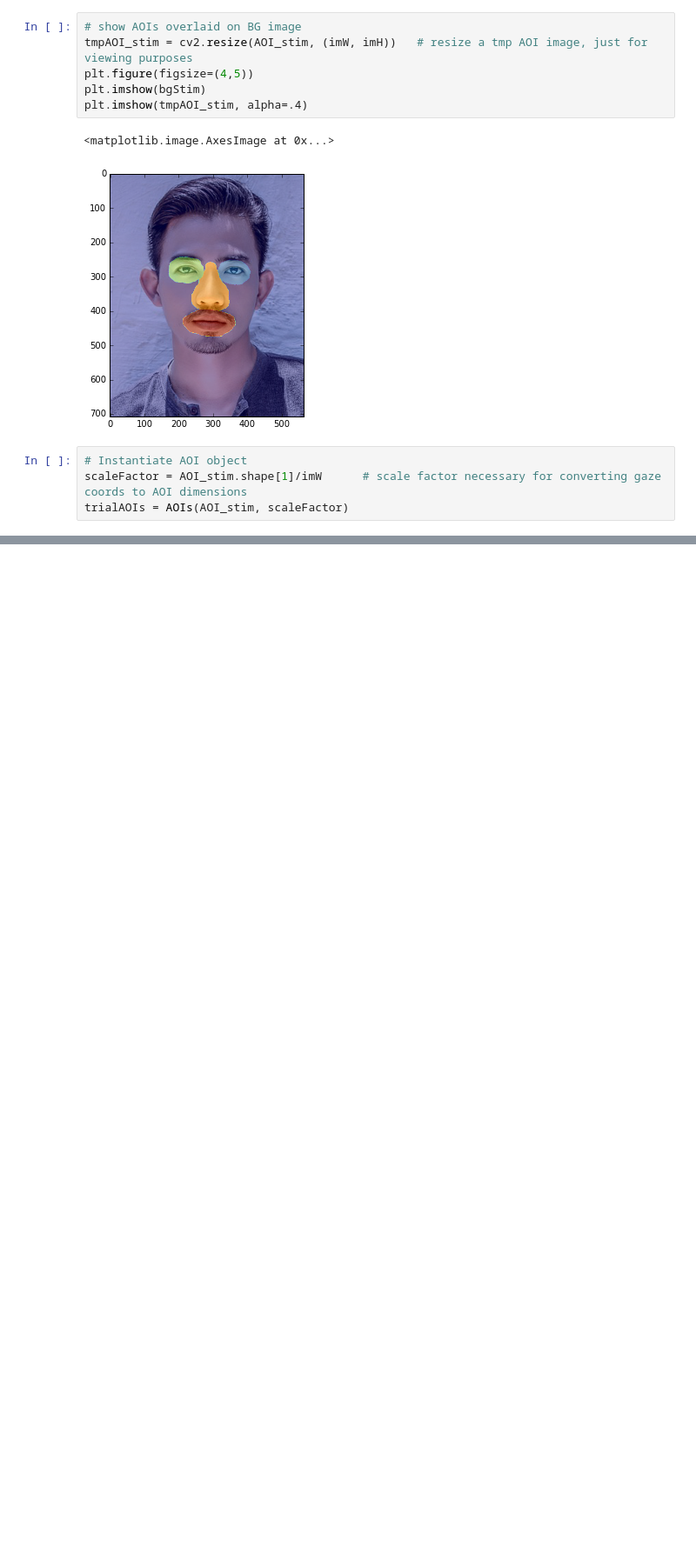
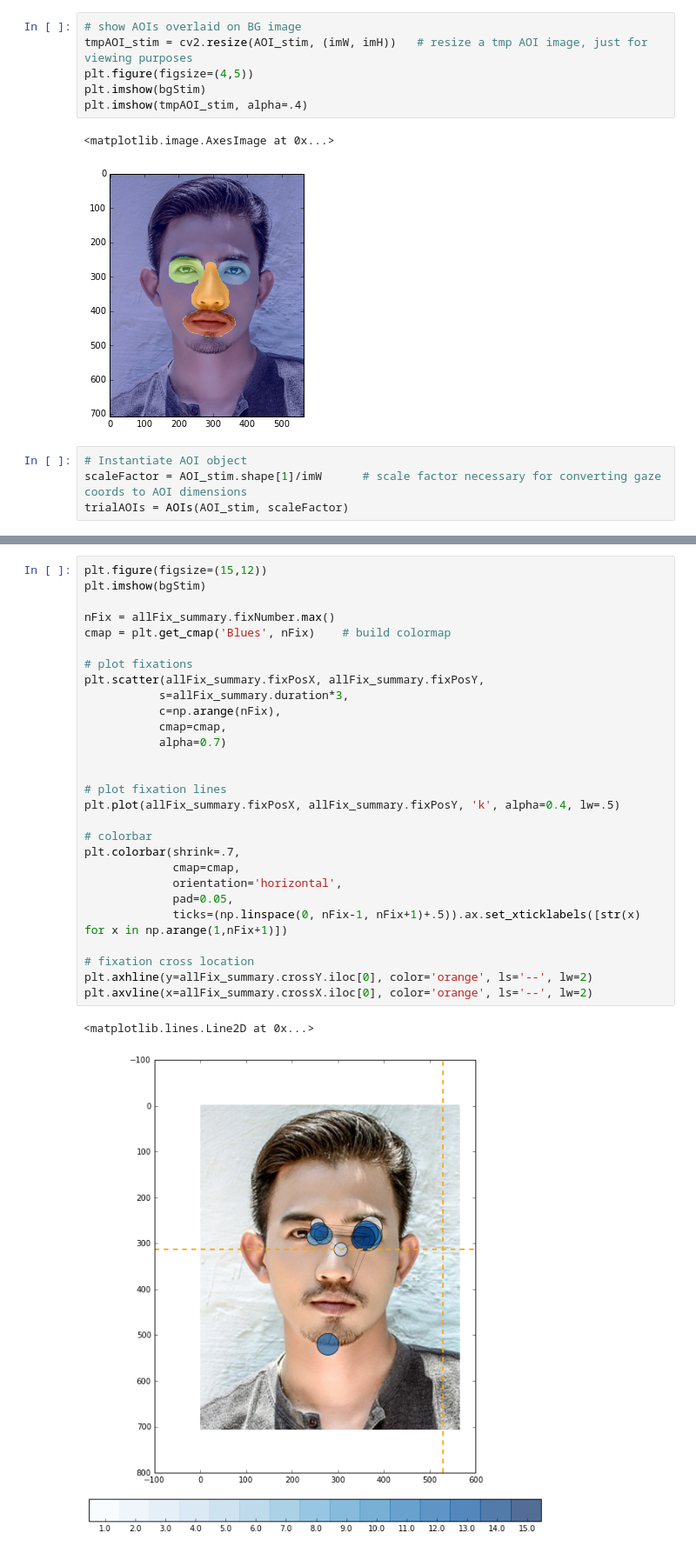
Before and after one commit to jeffmacinnes/AVB_tobii_pipeline, a Jupyter notebook: filteringSteps.ipynb, the cells around one changed output, grey strips where cells are left out. Shown at 87% size. Drawn from its saved outputs; the diff is of its cells as text; blank space fills up the shorter version.

```diff
--- a/filteringSteps.ipynb
+++ b/filteringSteps.ipynb
@@ -431,0 +453,31 @@ allFix_summary
+# %%
+plt.figure(figsize=(15,12))
+plt.imshow(bgStim)
+
+nFix = allFix_summary.fixNumber.max()
+cmap = plt.get_cmap('Blues', nFix)    # build colormap
+
+# plot fixations
+plt.scatter(allFix_summary.fixPosX, allFix_summary.fixPosY,
+           s=allFix_summary.duration*3,
+           c=np.arange(nFix),
+           cmap=cmap,
+           alpha=0.7)
+
+
+# plot fixation lines
+plt.plot(allFix_summary.fixPosX, allFix_summary.fixPosY, 'k', alpha=0.4, lw=.5)
+
+# colorbar
+plt.colorbar(shrink=.7,
+             cmap=cmap,
+             orientation='horizontal',
+             pad=0.05,
+             ticks=(np.linspace(0, nFix-1, nFix+1)+.5)).ax.set_xticklabels([str(x) for x in np.arange(1,nFix+1)])
+
+# fixation cross location
+plt.axhline(y=allFix_summary.crossY.iloc[0], color='orange', ls='--', lw=2)
+plt.axvline(x=allFix_summary.crossX.iloc[0], color='orange', ls='--', lw=2)
+# %% [output]
+<matplotlib.lines.Line2D at 0x...>
+[figure, added]
```
Also changed, not shown: parts of 6 cells of this notebook.
